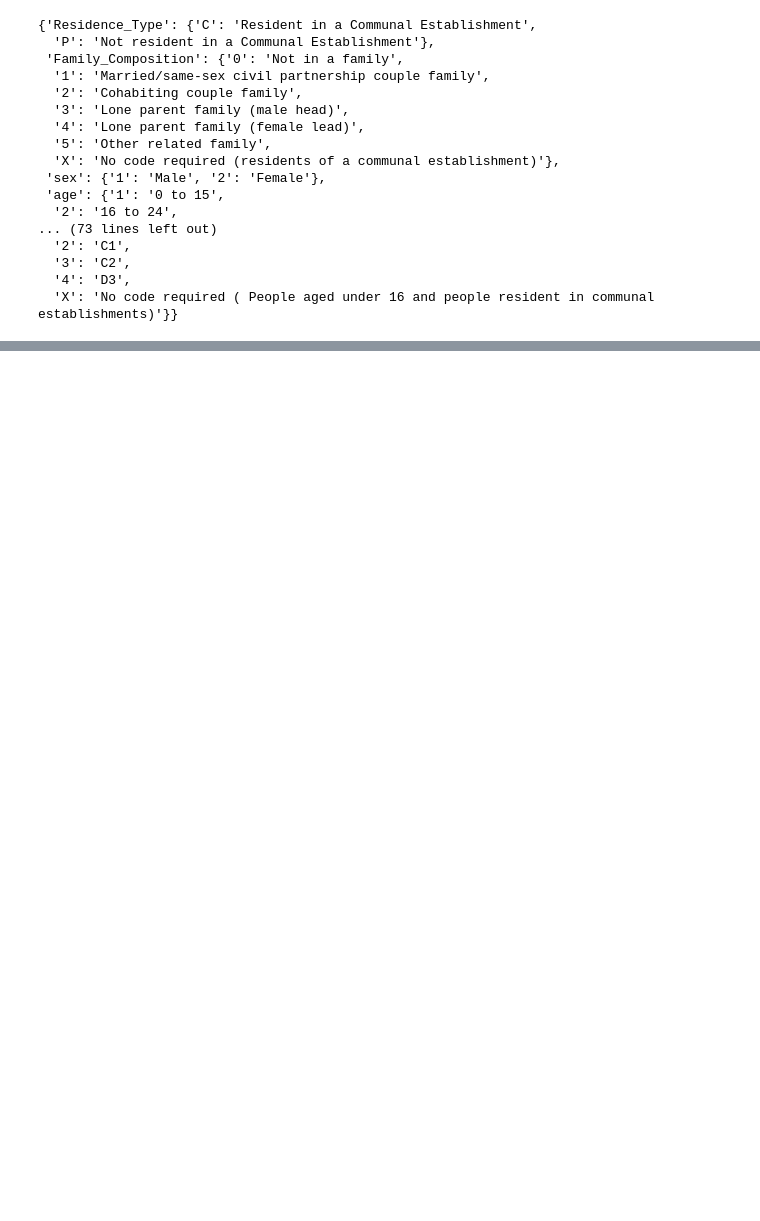
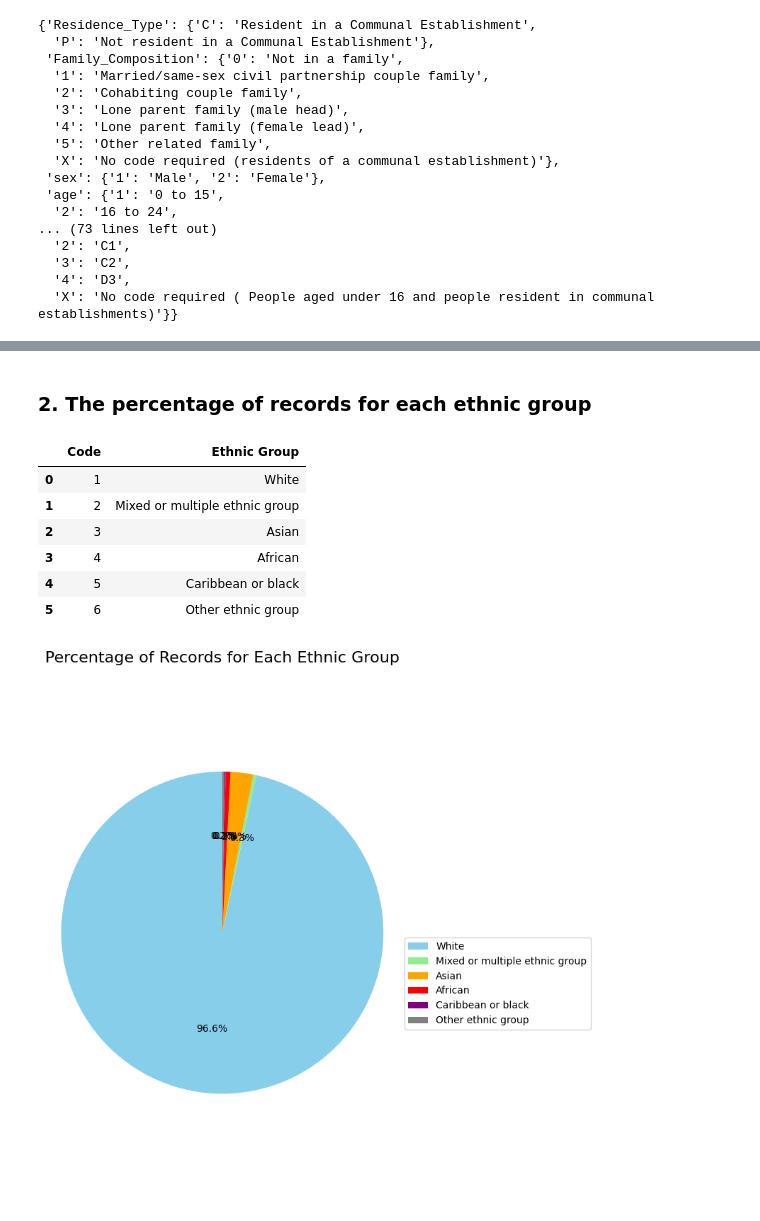
Before and after one commit to Miya696/5002, a Jupyter notebook: notebooks/census2011.ipynb, the cells around one changed output, grey strips where cells are left out. Cells and saved outputs as stored; diff of their text form; code cells hidden in the pictures; blank space fills up the shorter version.

```diff
--- a/notebooks/census2011.ipynb
+++ b/notebooks/census2011.ipynb
@@ -144,0 +320,43 @@ Cleaned data saved to ../data/output.csv
+# %% [markdown]
+### 2. The percentage of records for each ethnic group
+# %%
+# 提取种族群体的编码和文本映射
+ethnic_group_labels = labels.get('Ethnic_Group', {})
+
+# 假设 data 是之前读取的 CSV 数据
+# 计算每个种族群体的出现次数
+ethnic_counts = data['ethnic_group'].value_counts().sort_index()
+
+# 映射编码到对应的文本描述
+ethnic_counts.index = ethnic_counts.index.map(lambda x: ethnic_group_labels.get(str(x), f"Unknown ({x})"))
+
+# 将种族群体的编码和文本显示为表格
+ethnic_df = pd.DataFrame(list(ethnic_group_labels.items()), columns=['Code', 'Ethnic Group'])
+display.display(ethnic_df)
+
+# 绘制饼图
+plt.figure(figsize=(8, 8))
+plt.pie(
+    ethnic_counts,
+    labels=None,  # 不在图中显示标签
+    autopct='%1.1f%%',
+    startangle=90,
+    colors=['skyblue', 'lightgreen', 'orange', 'red', 'purple', 'grey']
+)
+plt.title('Percentage of Records for Each Ethnic Group', fontsize=16)
+plt.axis('equal')
+
+# 添加图例
+plt.legend(ethnic_counts.index, loc='best', bbox_to_anchor=(1, 0.5))
+
+plt.tight_layout()  # 自动调整布局
+plt.show()
+# %% [output]
+|  | Code | Ethnic Group |
+| 0 | 1 | White |
+| 1 | 2 | Mixed or multiple ethnic group |
+| 2 | 3 | Asian |
+| 3 | 4 | African |
+| 4 | 5 | Caribbean or black |
+| 5 | 6 | Other ethnic group |
+[figure, added]
```
Also changed, not shown: parts of 44 cells of this notebook, 14 other files.
